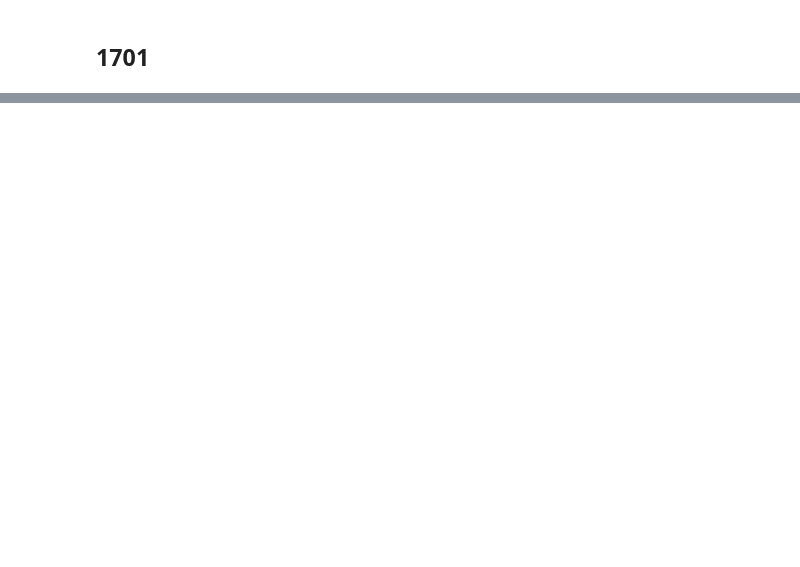
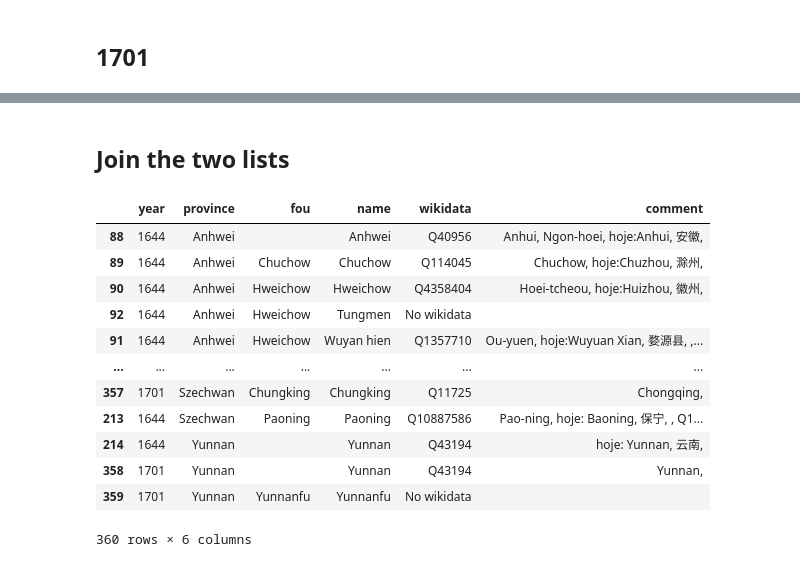
Before and after one commit to joaquimrcarvalho/dehergne-locations, a Jupyter notebook: notebooks/dehergne-locations.ipynb, the cells around one changed output, grey strips where cells are left out. Drawn from its saved outputs; the diff is of its cells as text; code cells hidden in the pictures; blank space fills up the shorter version.

```diff
--- a/notebooks/dehergne-locations.ipynb
+++ b/notebooks/dehergne-locations.ipynb
@@ -183,2 +185,25 @@ places_1701_df
 # %%
 places_1701_df.to_excel('../inferences/places-1701.xlsx', index=False)
+# %% [markdown]
+## Join the two lists
+# %%
+places_1644_df['year'] = 1644
+places_1701_df['year'] = 1701
+places_df = pd.concat([places_1644_df, places_1701_df], ignore_index=True)
+places_df.sort_values(by=['province', 'fou', 'name','year'], inplace=True)
+places_df[['year','province', 'fou', 'name', 'wikidata', 'comment', ]].to_excel('../inferences/places-1644-1701.xlsx', index=False)
+places_df[['year','province', 'fou', 'name', 'wikidata', 'comment', ]]
+# %% [output]
+|  | year | province | fou | name | wikidata | comment |
+| 88 | 1644 | Anhwei |  | Anhwei | Q40956 | Anhui, Ngon-hoei, hoje:Anhui, 安徽, |
+| 89 | 1644 | Anhwei | Chuchow | Chuchow | Q114045 | Chuchow, hoje:Chuzhou, 滁州, |
+| 90 | 1644 | Anhwei | Hweichow | Hweichow | Q4358404 | Hoei-tcheou, hoje:Huizhou, 徽州, |
+| 92 | 1644 | Anhwei | Hweichow | Tungmen | No wikidata |  |
+| 91 | 1644 | Anhwei | Hweichow | Wuyan hien | Q1357710 | Ou-yuen, hoje:Wuyuan Xian, 婺源县, ,... |
+| ... | ... | ... | ... | ... | ... | ... |
+| 357 | 1701 | Szechwan | Chungking | Chungking | Q11725 | Chongqing, |
+| 213 | 1644 | Szechwan | Paoning | Paoning | Q10887586 | Pao-ning, hoje: Baoning, 保宁, , Q1... |
+| 214 | 1644 | Yunnan |  | Yunnan | Q43194 | hoje: Yunnan, 云南, |
+| 358 | 1701 | Yunnan |  | Yunnan | Q43194 | Yunnan, |
+| 359 | 1701 | Yunnan | Yunnanfu | Yunnanfu | No wikidata |  |
+360 rows × 6 columns
```
Also changed, not shown: parts of 6 cells of this notebook, 15 other files.
